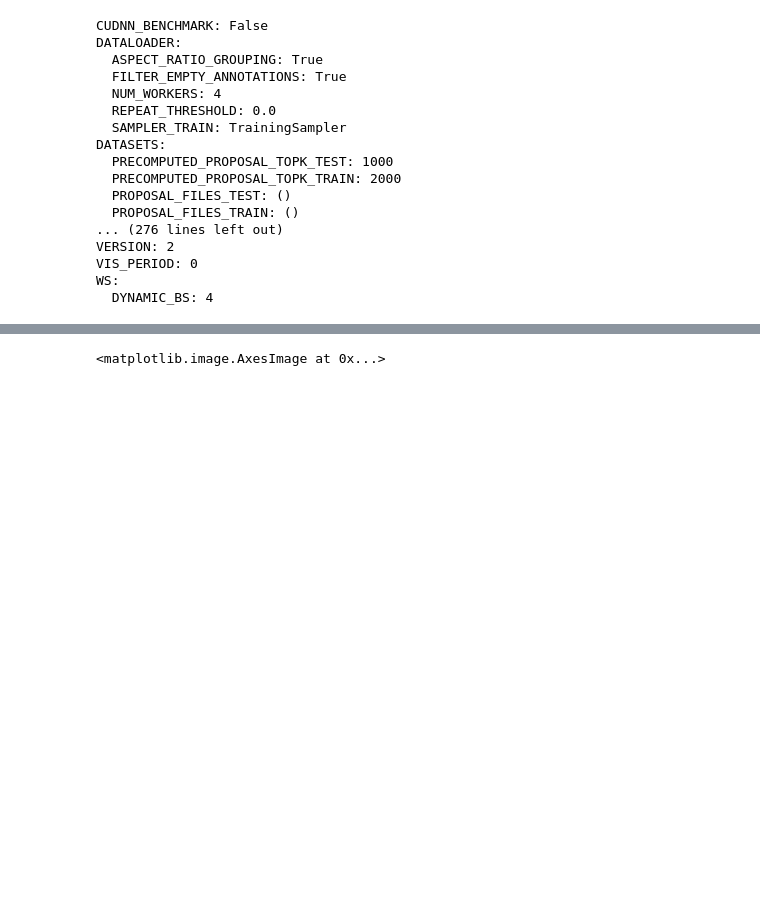
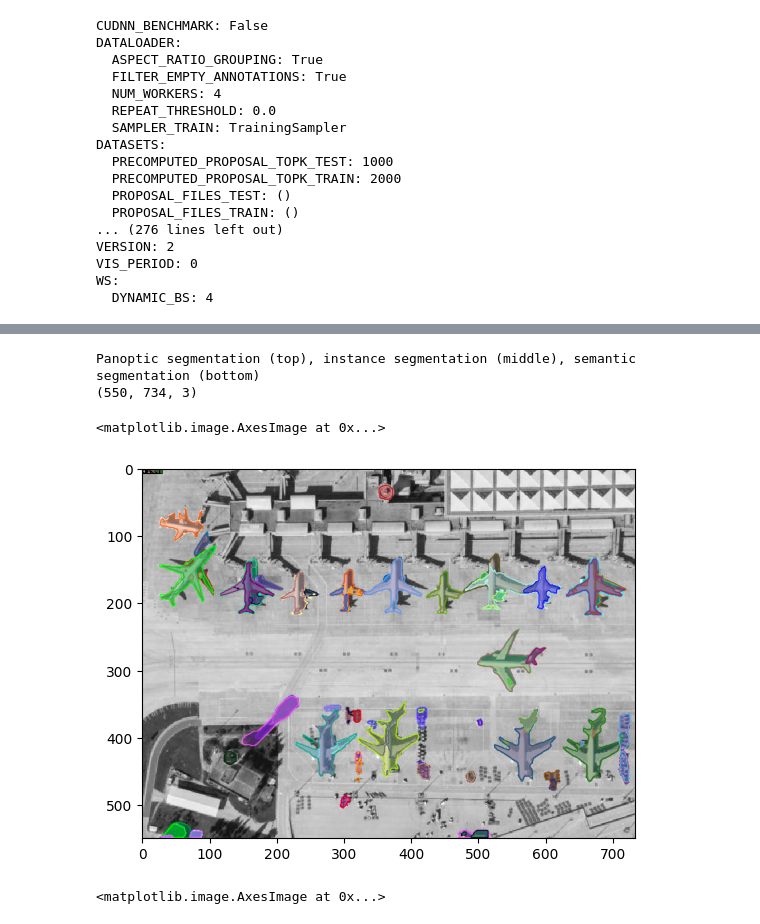
Before and after one commit to markoscode/SuperObjDet, a Jupyter notebook: Test.ipynb, the cells around one changed output, grey strips where cells are left out. Cells and saved outputs as stored; diff of their text form; code cells hidden in the pictures; blank space fills up the shorter version.

```diff
--- a/Test.ipynb
+++ b/Test.ipynb
@@ -291 +331,23 @@ print(cfg.MODEL.WEIGHTS)
+# %%
+from detectron2.utils.visualizer import Visualizer, ColorMode
+from detectron2.data import MetadataCatalog
+import numpy as np
+
+coco_metadata = MetadataCatalog.get("coco_2017_val_instance")
+
+# Show panoptic/instance/semantic predictions:
+v = Visualizer(im[:, :, ::-1], coco_metadata, scale=1.2, instance_mode=ColorMode.IMAGE_BW)
+#panoptic_result = v.draw_panoptic_seg(outputs["panoptic_seg"][0].to("cpu"), outputs["panoptic_seg"][1]).get_image()
+v = Visualizer(im[:, :, ::-1], coco_metadata, scale=1.2, instance_mode=ColorMode.IMAGE_BW)
+instance_result = v.draw_instance_predictions(outputs["instances"].to("cpu")).get_image()
+v = Visualizer(im[:, :, ::-1], coco_metadata, scale=1.2, instance_mode=ColorMode.IMAGE_BW)
+#semantic_result = v.draw_sem_seg(outputs["sem_seg"].argmax(0).to("cpu")).get_image()
+print("Panoptic segmentation (top), instance segmentation (middle), semantic segmentation (bottom)")
+print(instance_result.shape)
+plt.imshow(instance_result)
+# %% [output]
+Panoptic segmentation (top), instance segmentation (middle), semantic segmentation (bottom)
+(550, 734, 3)
+<matplotlib.image.AxesImage at 0x...>
+[figure, added]
 # %%
```
Also changed, not shown: parts of 25 cells of this notebook, 7 other files.
